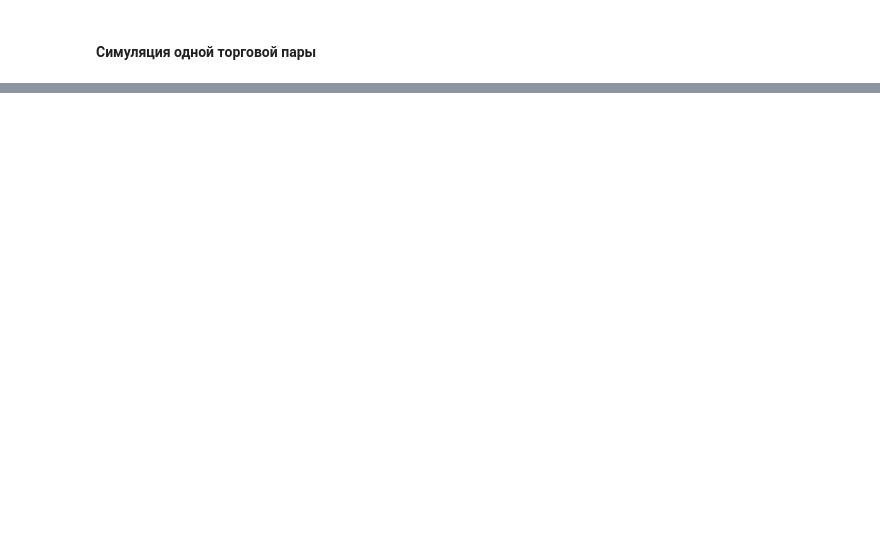
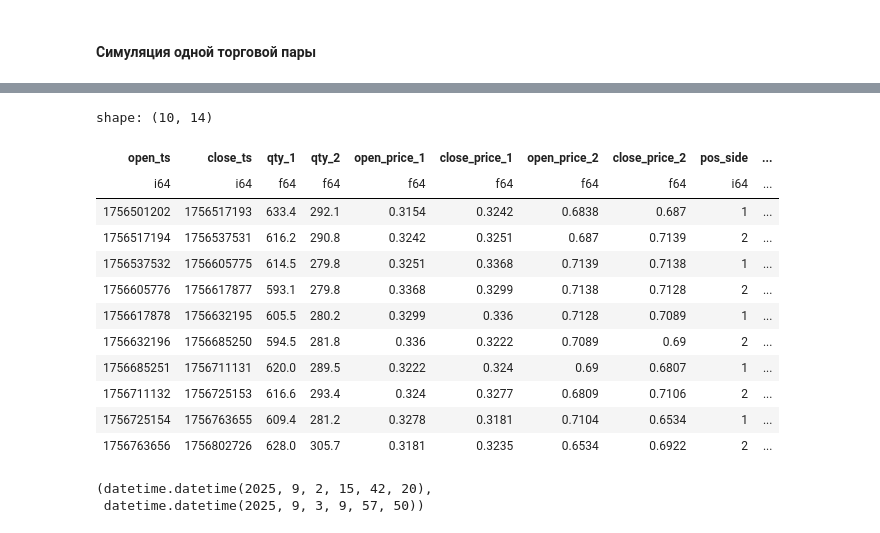
Before and after one commit to elterion/jaref_bot, a Jupyter notebook: Pair Trading.ipynb, the cells around one changed output, grey strips where cells are left out. Cells and saved outputs as stored; diff of their text form; code cells hidden in the pictures; blank space fills up the shorter version.

```diff
--- a/Pair Trading.ipynb
+++ b/Pair Trading.ipynb
@@ -394,8 +511,8 @@ for tf, wind in search_space:
 # %%
 tf = '4h' # таймфрейм для агрегации цен
-wind = 15 # размер окна для оконных функций
+wind = 6 # размер окна для оконных функций
 
 col_name = f'z_score_{wind}_{tf}'
-df = spread_df.select('time', 'ts', 'spread', col_name).filter((pl.col('time') > start_time) & (pl.col('time') < end_time))
+df = spread_df.select('time', 'ts', col_name)
 df = df.rename({col_name: 'z_score'})
 df = df.join(bid_ask_df, on='ts')
@@ -419,22 +519,6 @@ test_df = test_df.join(bid_ask_df, on='ts')
 # %%
-# %%timeit
-mode = 'full' # test / valid / full
-leverage = 1
-
-if mode == 'valid':
-    df = valid_df
-    time_1 = start_time
-    time_2 = valid_time
-elif mode == 'test':
-    df = test_df
-    time_1 = valid_time
-    time_2 = end_time
-elif mode == 'full':
-    df = full_df
-    time_1 = start_time
-    time_2 = end_time
-
-params = {'low_in': -1.0, 'high_in': 2.6, 'low_out': -2.4, 'high_out': 1.0}
+params = {'low_in': -1.2, 'high_in': 1.2, 'low_out': -1.2, 'high_out': 1.2}
+leverage = 2
 
 trades_df = backtest(df, token_1, token_2, dp_1, dp_2, ps_1, ps_2,
             thresh_low_in=params['low_in'], thresh_high_in=params['high_in'],
@@ -448,2 +550,21 @@ trades_df = backtest(df, token_1, token_2, dp_1, dp_2, ps_1, ps_2,
 # %%
-trades_df.tail()
+trades_df
+# %% [output]
+shape: (10, 14)
+| open_ts | close_ts | qty_1 | qty_2 | open_price_1 | close_price_1 | open_price_2 | close_price_2 | pos_side | ... |
+| i64 | i64 | f64 | f64 | f64 | f64 | f64 | f64 | i64 | ... |
+| 1756501202 | 1756517193 | 633.4 | 292.1 | 0.3154 | 0.3242 | 0.6838 | 0.687 | 1 | ... |
+| 1756517194 | 1756537531 | 616.2 | 290.8 | 0.3242 | 0.3251 | 0.687 | 0.7139 | 2 | ... |
+| 1756537532 | 1756605775 | 614.5 | 279.8 | 0.3251 | 0.3368 | 0.7139 | 0.7138 | 1 | ... |
+| 1756605776 | 1756617877 | 593.1 | 279.8 | 0.3368 | 0.3299 | 0.7138 | 0.7128 | 2 | ... |
+| 1756617878 | 1756632195 | 605.5 | 280.2 | 0.3299 | 0.336 | 0.7128 | 0.7089 | 1 | ... |
+| 1756632196 | 1756685250 | 594.5 | 281.8 | 0.336 | 0.3222 | 0.7089 | 0.69 | 2 | ... |
+| 1756685251 | 1756711131 | 620.0 | 289.5 | 0.3222 | 0.324 | 0.69 | 0.6807 | 1 | ... |
+| 1756711132 | 1756725153 | 616.6 | 293.4 | 0.324 | 0.3277 | 0.6809 | 0.7106 | 2 | ... |
+| 1756725154 | 1756763655 | 609.4 | 281.2 | 0.3278 | 0.3181 | 0.7104 | 0.6534 | 1 | ... |
+| 1756763656 | 1756802726 | 628.0 | 305.7 | 0.3181 | 0.3235 | 0.6534 | 0.6922 | 2 | ... |
+# %%
+datetime.fromtimestamp(1756816940), datetime.fromtimestamp(1756882670)
+# %% [output]
+(datetime.datetime(2025, 9, 2, 15, 42, 20),
+ datetime.datetime(2025, 9, 3, 9, 57, 50))
```
Also changed, not shown: parts of 64 cells of this notebook.
